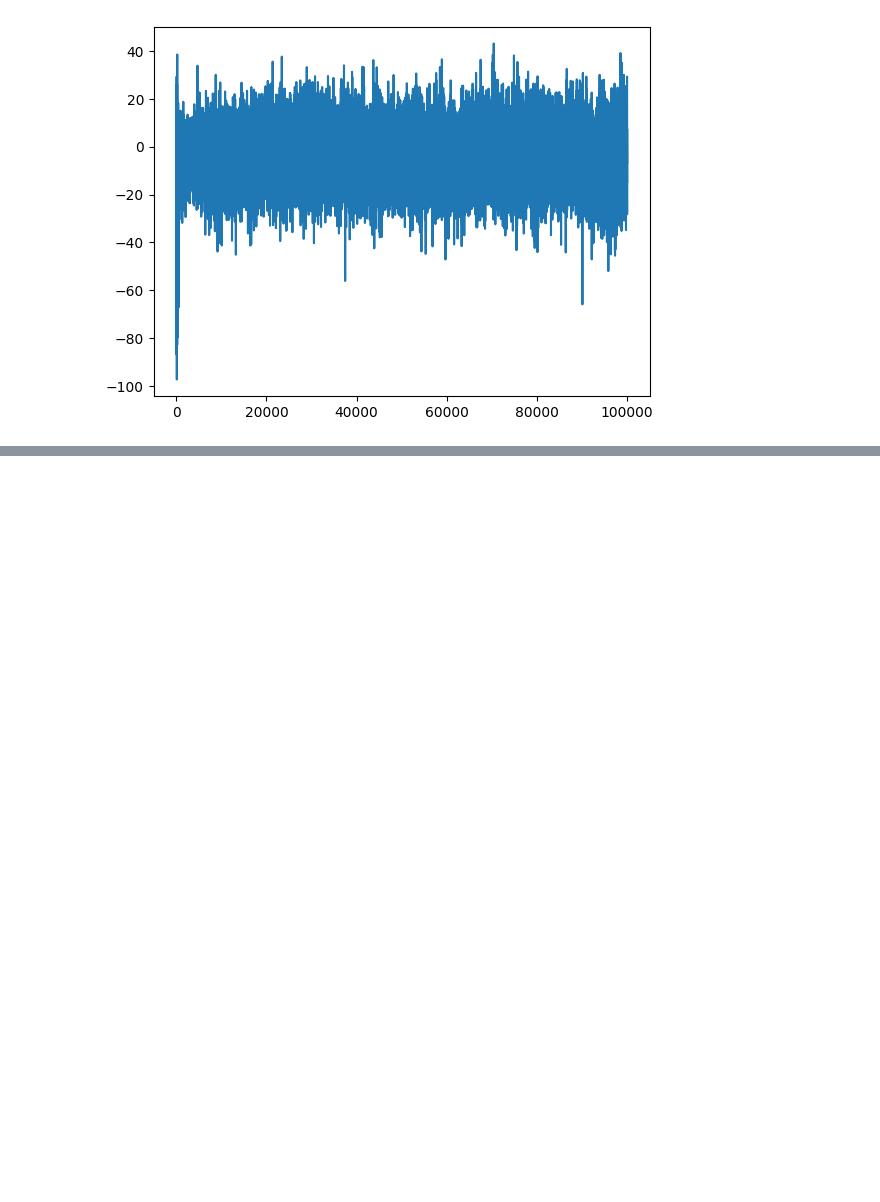
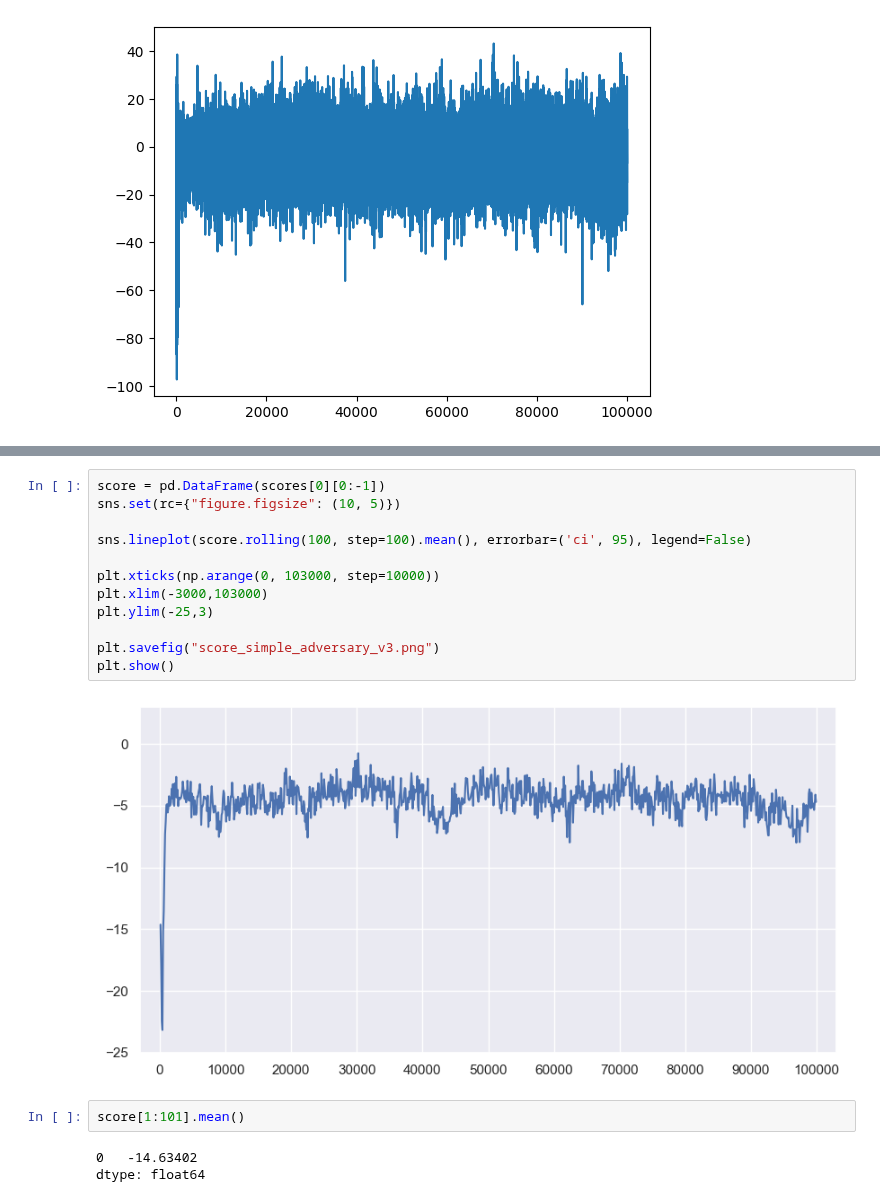
Before and after one commit to Kikuru29/WorldModel2023, a Jupyter notebook: otk/AgileRL-MATD3/simple_adversary_v3/nb-show-fitness.ipynb, the cells around one changed output, grey strips where cells are left out. Cells and saved outputs as stored; diff of their text form; blank space fills up the shorter version.

Commit message:
simple_adversary環境のscore描画処理を追加

```diff
--- a/otk/AgileRL-MATD3/simple_adversary_v3/nb-show-fitness.ipynb
+++ b/otk/AgileRL-MATD3/simple_adversary_v3/nb-show-fitness.ipynb
@@ -70,0 +73,19 @@ sns.lineplot(scores[0][0:-1], errorbar=('ci', 95))
+# %%
+score = pd.DataFrame(scores[0][0:-1])
+sns.set(rc={"figure.figsize": (10, 5)})
+
+sns.lineplot(score.rolling(100, step=100).mean(), errorbar=('ci', 95), legend=False)
+
+plt.xticks(np.arange(0, 103000, step=10000))
+plt.xlim(-3000,103000)
+plt.ylim(-25,3)
+
+plt.savefig("score_simple_adversary_v3.png")
+plt.show()
+# %% [output]
+[figure, added]
+# %%
+score[1:101].mean()
+# %% [output]
+0   -14.63402
+dtype: float64
```
Also changed, not shown: parts of 2 cells of this notebook, 1 other file.
